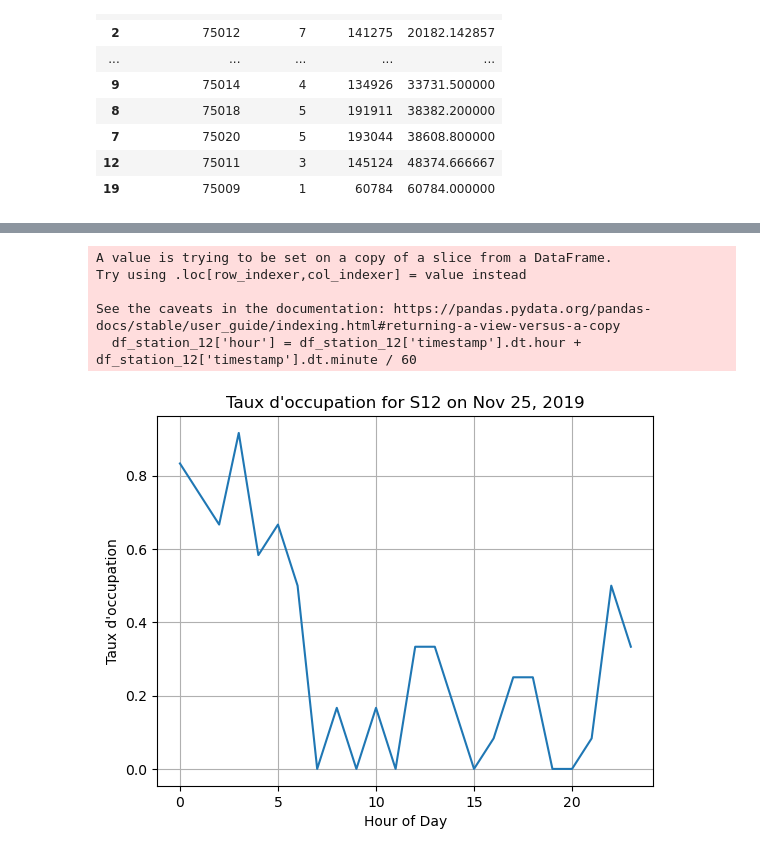
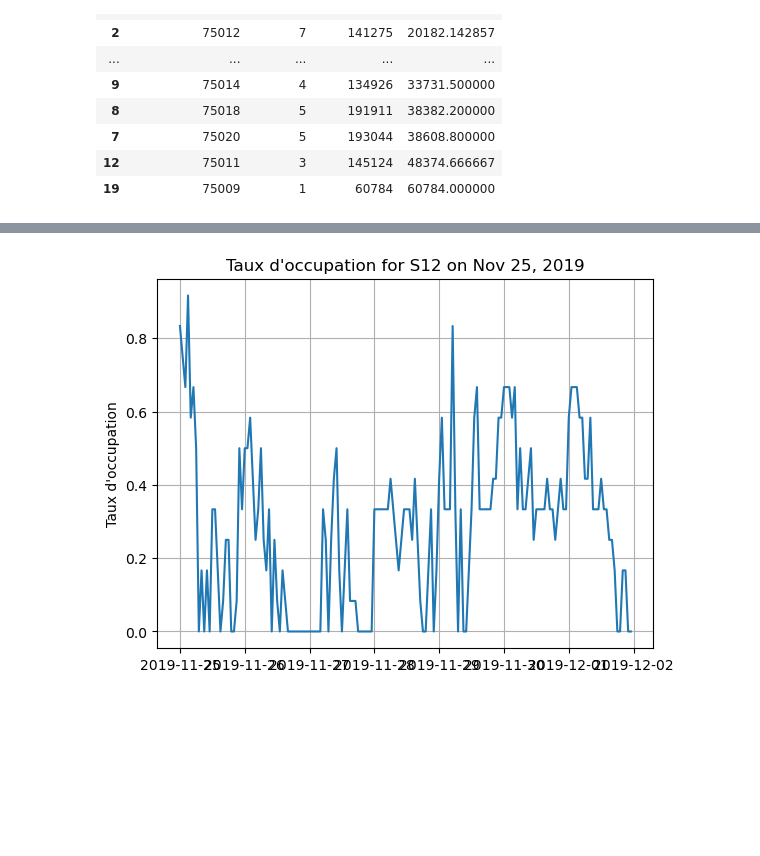
Before and after one commit to dantruski/Projet-Python-DS-Belib, a Jupyter notebook: main.ipynb, the cells around one changed output, grey strips where cells are left out. Saved outputs shown, nothing was run; the diff lists cells and outputs as text; code cells hidden in the pictures; blank space fills up the shorter version.

```diff
--- a/main.ipynb
+++ b/main.ipynb
@@ -216,7 +216,7 @@ df_static_s_id = df_static.drop_duplicates(subset=['s_id'])
 # Merge
 merged_df = pd.merge(status_counts, df_static_s_id [['s_id', 'latitude', 'longitude', 'zipcode']], on='s_id', how='left')
 # %%
-merged_df_grouped = merged_df.sort_values(by=['s_id', 'timestamp'])[["timestamp","s_id","Available","Charging","Down","Offline","Passive"]]
+merged_df_grouped = merged_df.sort_values(by=['s_id', 'timestamp'])
 merged_df_grouped.set_index('timestamp', inplace=True)
 hourly_df = merged_df_grouped.groupby([pd.Grouper(freq='H'), 's_id']).mean()
 hourly_df['taux_occup']=(hourly_df['Charging']+hourly_df['Passive'])/3
@@ -239,18 +239,19 @@ hourly_df
 # %%
-df_station_12 = hourly_df[(hourly_df['s_id'] == 'S12') & (hourly_df['timestamp'].dt.date == pd.to_datetime('2019-11-25').date())]
+df_station_12 = hourly_df[(hourly_df['s_id'] == 'S12') & (hourly_df['timestamp'].dt.date.isin([pd.to_datetime('2019-11-25').date(),
+pd.to_datetime('2019-11-26').date(),
+pd.to_datetime('2019-11-27').date(),
+pd.to_datetime('2019-11-28').date(),
+pd.to_datetime('2019-11-29').date(),
+pd.to_datetime('2019-11-30').date(),
+pd.to_datetime('2019-12-01').date()
+]))]
 
-df_station_12['hour'] = df_station_12['timestamp'].dt.hour + df_station_12['timestamp'].dt.minute / 60
+#df_station_12['hour'] = df_station_12['timestamp'].dt.hour + df_station_12['timestamp'].dt.minute / 60
 
-plt.plot(df_station_12['hour'], df_station_12['taux_occup'])
+plt.plot(df_station_12['timestamp'], df_station_12['taux_occup'])
 plt.title('Taux d\'occupation for S12 on Nov 25, 2019')
-plt.xlabel('Hour of Day')
 plt.ylabel('Taux d\'occupation')
 plt.grid()
 plt.show()
 # %% [output]
-A value is trying to be set on a copy of a slice from a DataFrame.
-Try using .loc[row_indexer,col_indexer] = value instead
-
-See the caveats in the documentation: https://pandas.pydata.org/pandas-docs/stable/user_guide/indexing.html#returning-a-view-versus-a-copy
-  df_station_12['hour'] = df_station_12['timestamp'].dt.hour + df_station_12['timestamp'].dt.minute / 60
-[figure, old version]
+[figure, new version]
```
Also changed, not shown: parts of 1 cell of this notebook.
